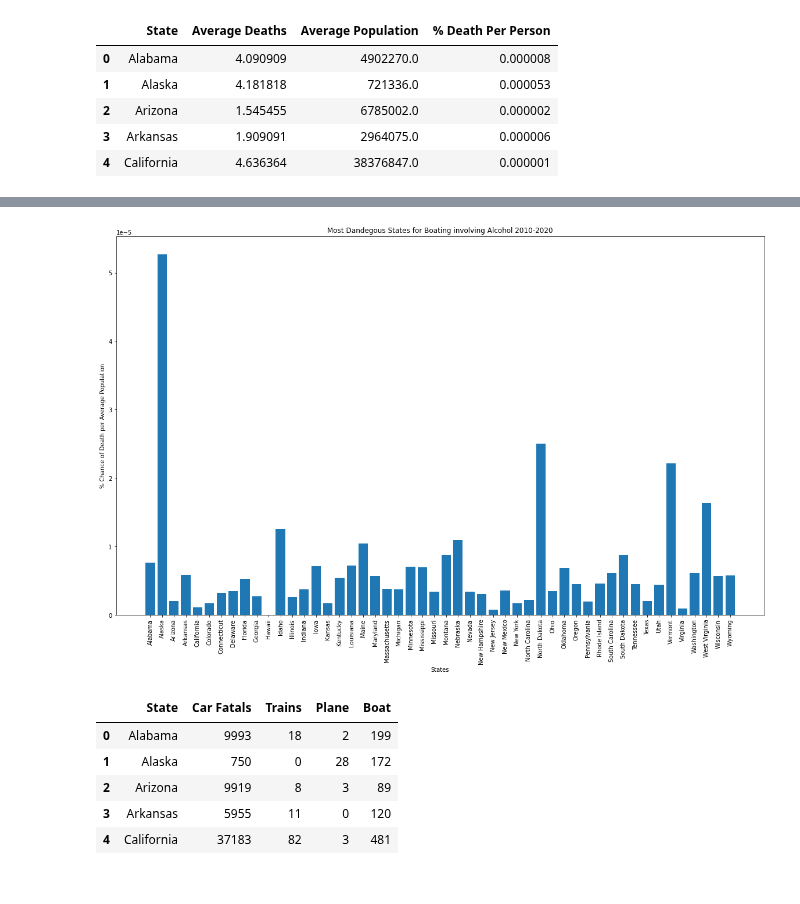
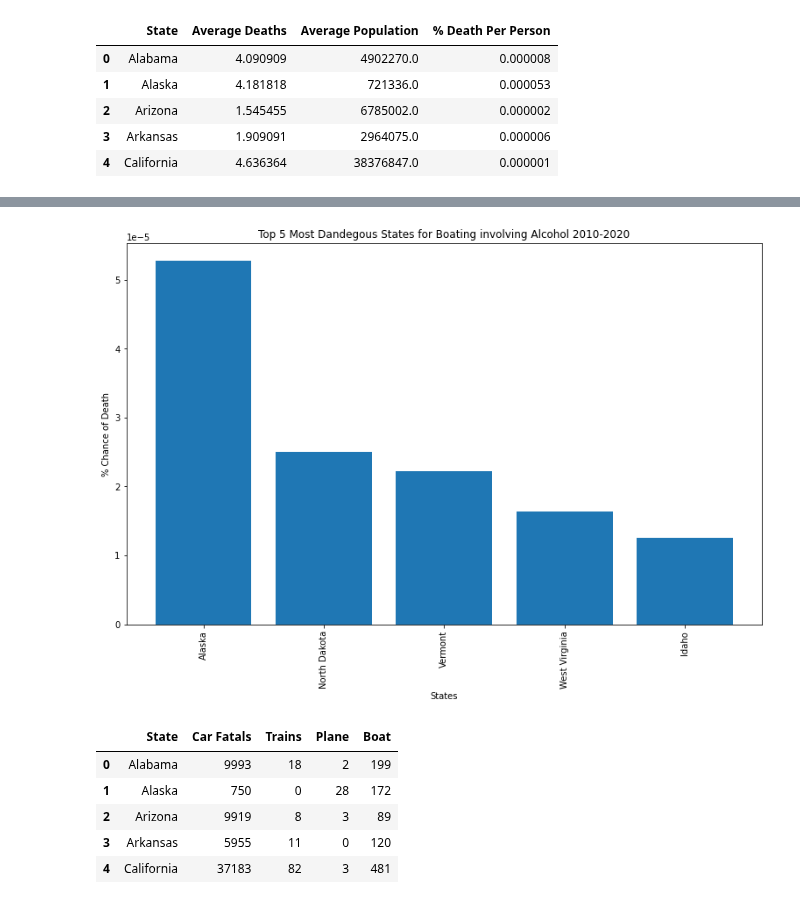
Before and after one commit to MZt92-ui/Project-1-Group-3, a Jupyter notebook: Boat Fatalities.ipynb, the cells around one changed output, grey strips where cells are left out. Saved outputs shown, nothing was run; the diff lists cells and outputs as text; code cells hidden in the pictures.

```diff
--- a/Boat Fatalities.ipynb
+++ b/Boat Fatalities.ipynb
@@ -114,3 +114,16 @@ Ave_Alcohol_Fatal.head()
 | 2 | Arizona | 1.545455 | 6785002.0 | 0.000002 |
 | 3 | Arkansas | 1.909091 | 2964075.0 | 0.000006 |
 | 4 | California | 4.636364 | 38376847.0 | 0.000001 |
+# %%
+x_axis = Ave_Alcohol_Fatal["State"]
+y_axis = Ave_Alcohol_Fatal["% Death Per Person"]
+
+plt.barh(x_axis, y_axis, align="center")
+
+plt.title("Most Dandegous States for Boating involving Alcohol 2010-2020")
+plt.xlabel("% Chance of Death")
+plt.ylabel("States")
+plt.xticks(fontsize= 10)
+plt.rcParams["figure.figsize"] = (22,18)
+plt.yticks(fontsize= 12)
+plt.show()
@@ -116,0 +132,4 @@ Ave_Alcohol_Fatal.head()
+# %%
+Ave_Alcohol_Fatal_Most = Ave_Alcohol_Fatal.nlargest(5, '% Death Per Person')
+Ave_Alcohol_Fatal_Least = Ave_Alcohol_Fatal.nsmallest(5, '% Death Per Person')
+Ave_Alcohol_Fatal_Least
@@ -117,17 +143,17 @@ Ave_Alcohol_Fatal.head()
 # %%
-x_axis = Ave_Alcohol_Fatal["State"]
-y_axis = Ave_Alcohol_Fatal["% Death Per Person"]
+x_axis = Ave_Alcohol_Fatal_Most["State"]
+y_axis = Ave_Alcohol_Fatal_Most["% Death Per Person"]
 
 plt.bar(x_axis, y_axis, align="center")
 
-plt.title("Most Dandegous States for Boating involving Alcohol 2010-2020")
+plt.title("Top 5 Most Dandegous States for Boating involving Alcohol 2010-2020")
 plt.xlabel("States")
-plt.ylabel("% Chance of Death per Average Population")
+plt.ylabel("% Chance of Death")
 plt.xticks(rotation='vertical')
-plt.rcParams["figure.figsize"] = (20,12)
+plt.rcParams["figure.figsize"] = (13,8)
 plt.show()
 # %% [output]
-[figure, old version]
+[figure, new version]
 # %%
 Sum_Fatal_Accidents = pd.read_csv("Boat Resources/summary_of_fatal_transport V3.csv")
 Sum_Fatal_Accidents.head()
```
Also changed, not shown: parts of 4 cells of this notebook.
